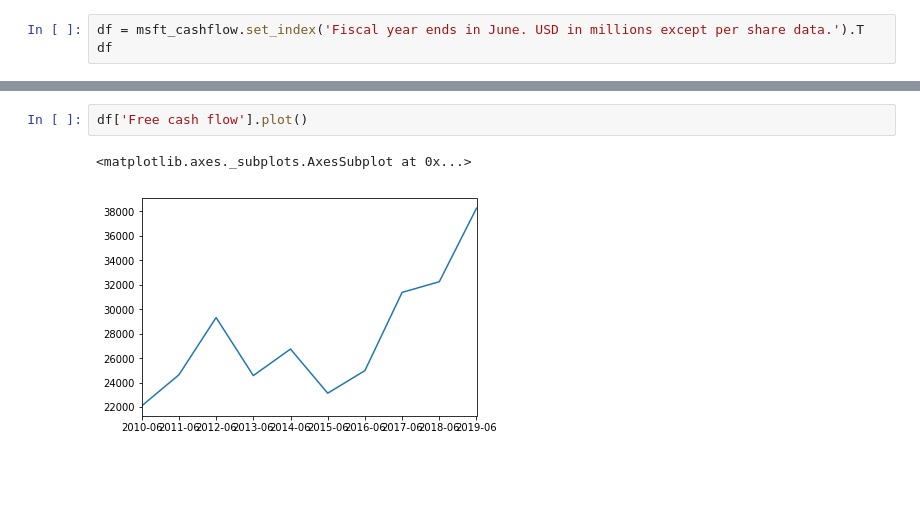
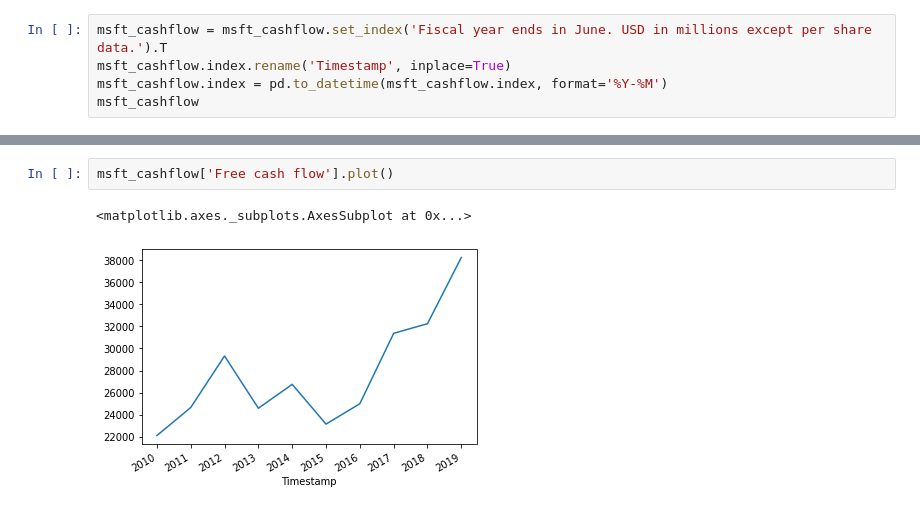
Before and after one commit to michaelsru/Finance-App, a Jupyter notebook: plot_data.ipynb, the cells around one changed output, grey strips where cells are left out. Drawn from its saved outputs; the diff is of its cells as text; blank space fills up the shorter version.

```diff
--- a/plot_data.ipynb
+++ b/plot_data.ipynb
@@ -52,5 +13,7 @@ data/MSFT Cash Flow.csv
 # %%
-df = msft_cashflow.set_index('Fiscal year ends in June. USD in millions except per share data.').T
-df
+msft_cashflow = msft_cashflow.set_index('Fiscal year ends in June. USD in millions except per share data.').T
+msft_cashflow.index.rename('Timestamp', inplace=True)
+msft_cashflow.index = pd.to_datetime(msft_cashflow.index, format='%Y-%M')
+msft_cashflow
 # %% [output]
 | Fiscal year ends in June. USD in ... | Cash Flows From Operating Activities | Net income | Depreciation & amortization | Investment/asset impairment charges | ... |
@@ -67,6 +31,6 @@ df
 10 rows × 38 columns
 # %%
-df['Free cash flow'].plot()
+msft_cashflow['Free cash flow'].plot()
 # %% [output]
 <matplotlib.axes._subplots.AxesSubplot at 0x...>
-[figure, old version]
+[figure, new version]
```
Also changed, not shown: parts of 6 cells of this notebook.
